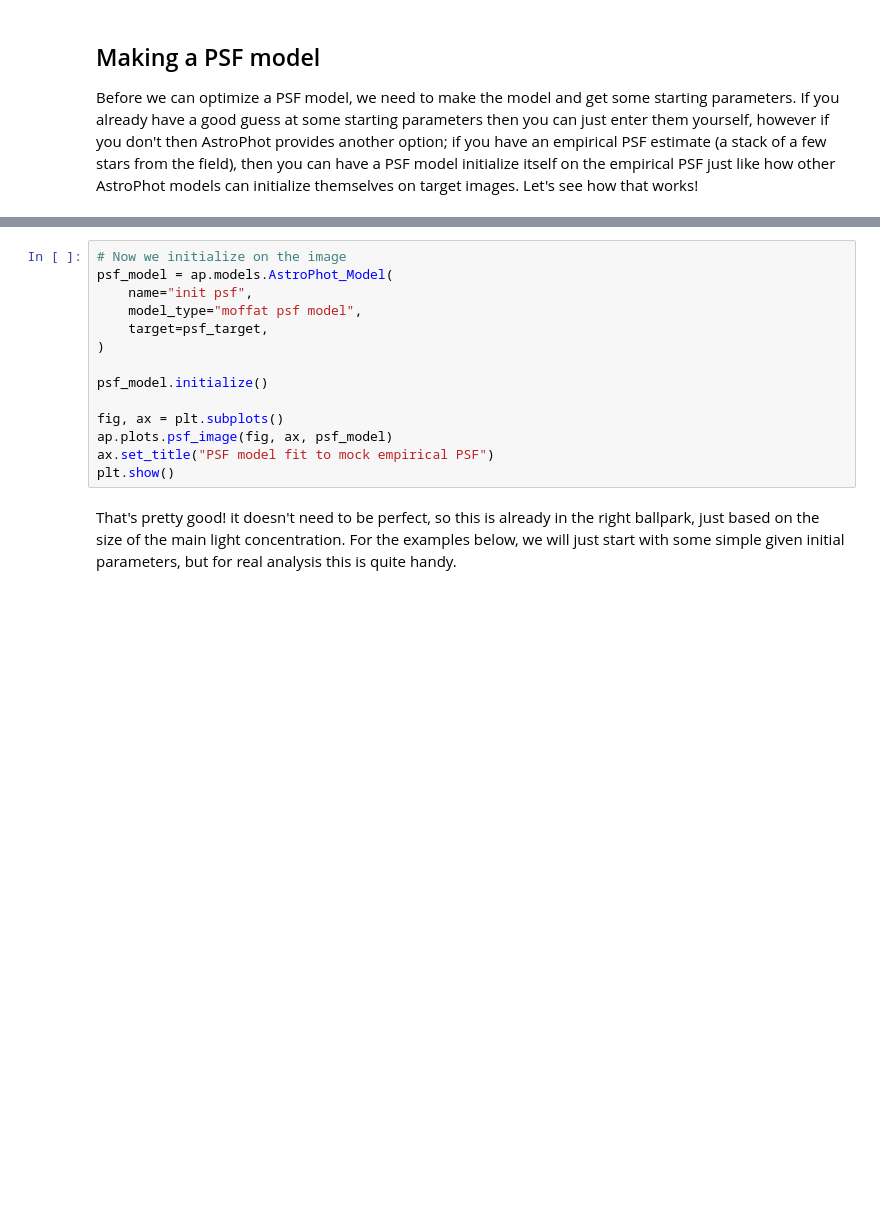
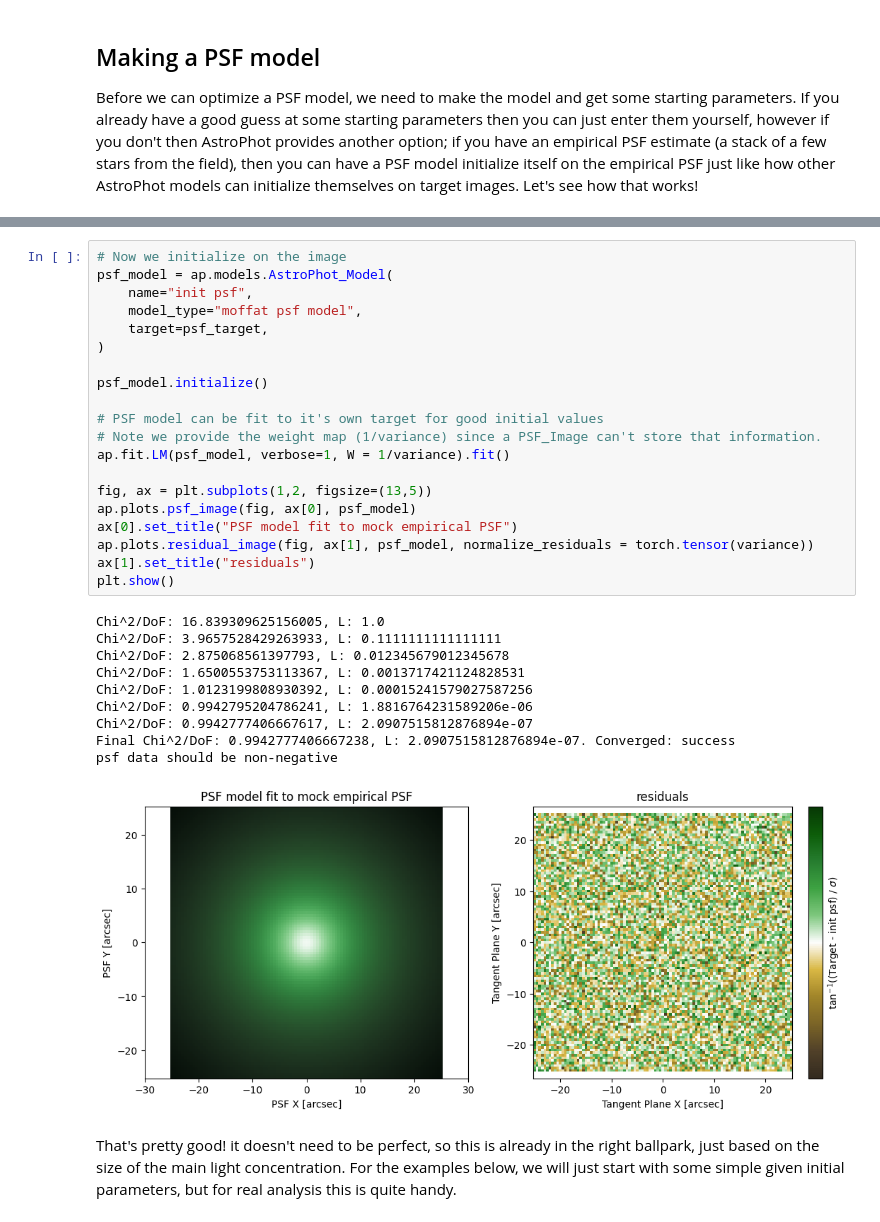
Before and after one commit to Autostronomy/AstroPhot, a Jupyter notebook: docs/source/tutorials/AdvancedPSFModels.ipynb, the cells around one changed output, grey strips where cells are left out. Drawn from its saved outputs; the diff is of its cells as text; blank space fills up the shorter version.

```diff
--- a/docs/source/tutorials/AdvancedPSFModels.ipynb
+++ b/docs/source/tutorials/AdvancedPSFModels.ipynb
@@ -37,17 +41,34 @@ plt.show()
 # %%
 # Now we initialize on the image
 psf_model = ap.models.AstroPhot_Model(
     name="init psf",
     model_type="moffat psf model",
     target=psf_target,
 )
 
 psf_model.initialize()
 
-fig, ax = plt.subplots()
-ap.plots.psf_image(fig, ax, psf_model)
-ax.set_title("PSF model fit to mock empirical PSF")
+# PSF model can be fit to it's own target for good initial values
+# Note we provide the weight map (1/variance) since a PSF_Image can't store that information.
+ap.fit.LM(psf_model, verbose=1, W = 1/variance).fit()
+
+fig, ax = plt.subplots(1,2, figsize=(13,5))
+ap.plots.psf_image(fig, ax[0], psf_model)
+ax[0].set_title("PSF model fit to mock empirical PSF")
+ap.plots.residual_image(fig, ax[1], psf_model, normalize_residuals = torch.tensor(variance))
+ax[1].set_title("residuals")
 plt.show()
+# %% [output]
+Chi^2/DoF: 16.839309625156005, L: 1.0
+Chi^2/DoF: 3.9657528429263933, L: 0.1111111111111111
+Chi^2/DoF: 2.875068561397793, L: 0.012345679012345678
+Chi^2/DoF: 1.6500553753113367, L: 0.0013717421124828531
+Chi^2/DoF: 1.0123199808930392, L: 0.00015241579027587256
+Chi^2/DoF: 0.9942795204786241, L: 1.8816764231589206e-06
+Chi^2/DoF: 0.9942777406667617, L: 2.0907515812876894e-07
+Final Chi^2/DoF: 0.9942777406667238, L: 2.0907515812876894e-07. Converged: success
+psf data should be non-negative
+[figure, added]
 # %% [markdown]
 That's pretty good! it doesn't need to be perfect, so this is already in the right ballpark, just based on the size of the main light concentration. For the examples below, we will just start with some simple given initial parameters, but for real analysis this is quite handy.
 # %% [markdown]
```
Also changed, not shown: parts of 12 cells of this notebook, 7 other files.
